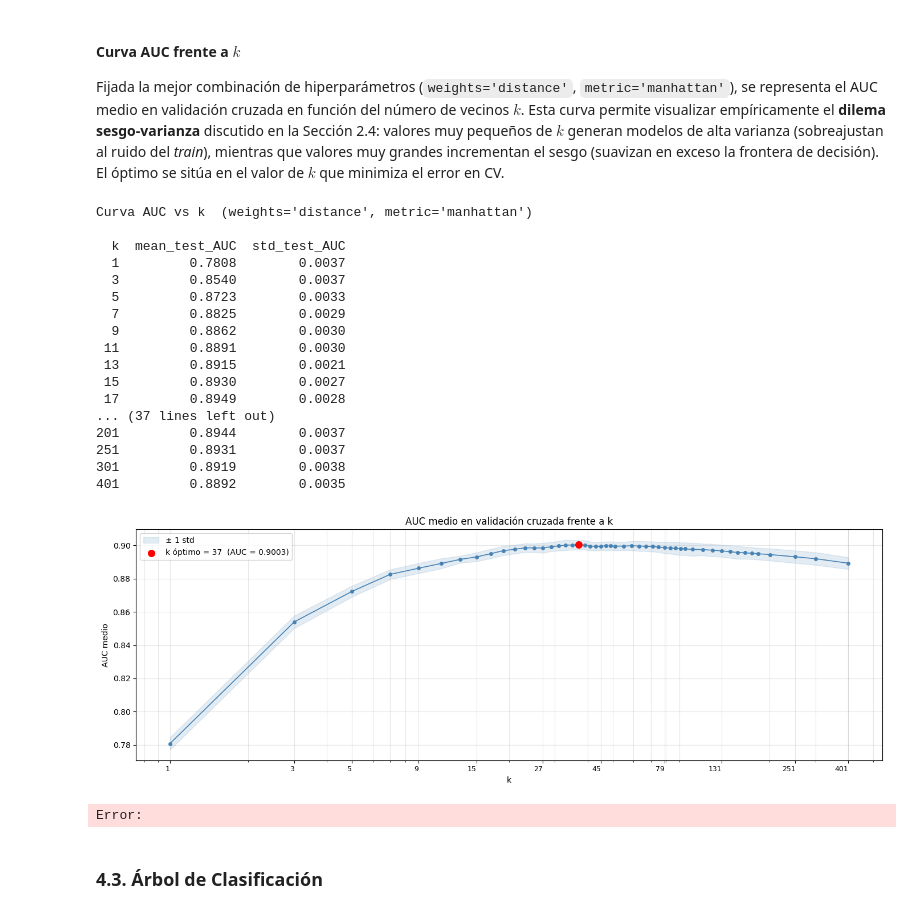
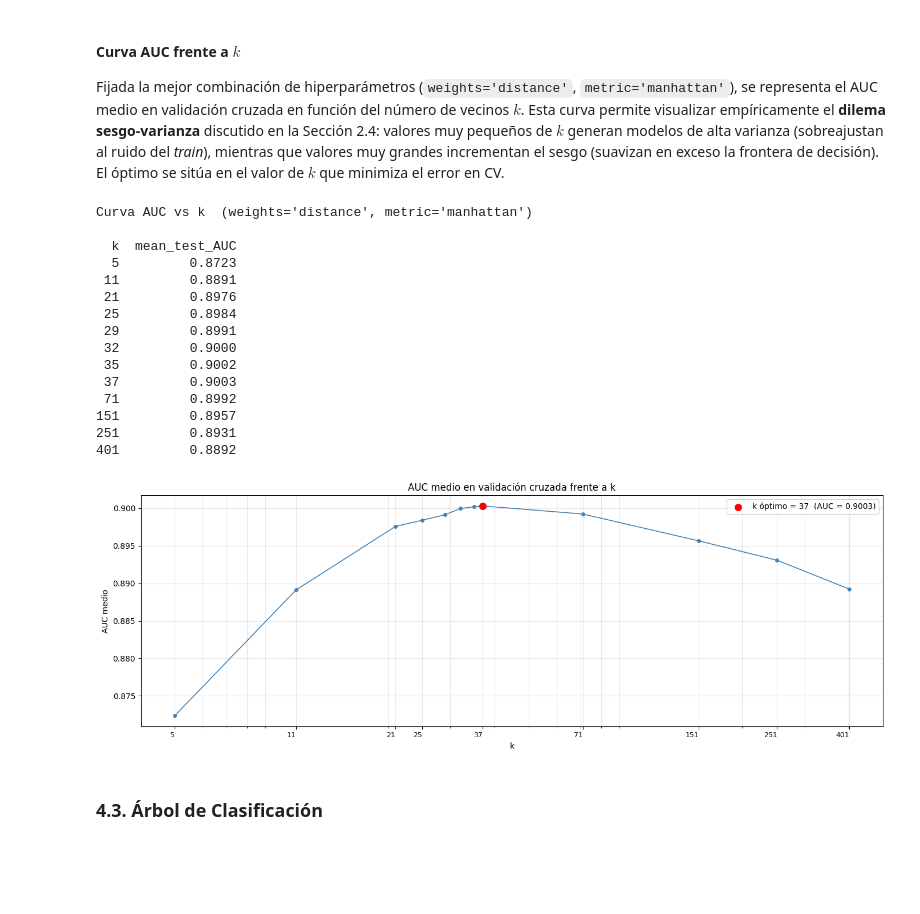
Before and after one commit to Ferovi3/TFG---Tecnicas-de-ensamblado-en-aprendizaje-automatico-supervisado, a Jupyter notebook: Credit Risk Dataset.ipynb, the cells around one changed output. Drawn from its saved outputs; the diff is of its cells as text; code cells hidden in the pictures; blank space fills up the shorter version.

```diff
--- a/Credit Risk Dataset.ipynb
+++ b/Credit Risk Dataset.ipynb
@@ -351,15 +347,9 @@ knn_pipe = Pipeline([
     ('classifier', KNeighborsClassifier())
 ])
 
-# Se prueba con 200 combinaciones de hiperparámetros (50 × 2 × 2)
+# Se prueba con 48 combinaciones de hiperparámetros (12 × 2 × 2)
 knn_params = {
-    'classifier__n_neighbors': [
-         1,  3,  5,  7,  9, 11, 13, 15, 17, 19,
-        21, 23, 25, 27, 29, 31, 33, 35, 37, 39,
-        41, 43, 45, 47, 49, 51, 55, 59, 63, 67,
-        71, 75, 79, 83, 87, 91, 95,101,111,121,
-       131,141,151,161,171,181,201,251,301,401
-    ],
+    'classifier__n_neighbors': [5, 11, 21, 25, 29, 32, 35, 37, 71, 151, 251, 401],
     'classifier__weights': ['uniform', 'distance'],
     'classifier__metric': ['euclidean', 'manhattan']
 }
@@ -409,7 +415,7 @@ mask = (
 curve_df = (
     knn_cv_df.loc[mask]
         .assign(k=lambda d: d['param_classifier__n_neighbors'].astype(int))
-        [['k', 'mean_test_AUC', 'std_test_AUC']]
+        [['k', 'mean_test_AUC']]
         .sort_values('k')
         .reset_index(drop=True)
 )
@@ -420,55 +426,48 @@ print(curve_df.round(4).to_string(index=False))
 # Gráfico
 fig, ax = plt.subplots(figsize=(14, 5))
 
-ax.fill_between(curve_df['k'],
-                curve_df['mean_test_AUC'] - curve_df['std_test_AUC'],
-                curve_df['mean_test_AUC'] + curve_df['std_test_AUC'],
-                alpha=0.15, color='steelblue', label='± 1 std')
 ax.plot(curve_df['k'], curve_df['mean_test_AUC'],
         'o-', color='steelblue', markersize=4, linewidth=1.2)
 
 best_k   = knn_best_params['n_neighbors']
 best_auc = curve_df.loc[curve_df['k'] == best_k, 'mean_test_AUC'].values[0]
 ax.scatter([best_k], [best_auc], color='red', zorder=5, s=70,
            label=f'k óptimo = {best_k}  (AUC = {best_auc:.4f})')
 
 ax.set_xscale('log')
 
 # Ticks equiespaciados en escala logarítmica (~12), snapping al k real más cercano
 tick_targets = np.geomspace(curve_df['k'].min(), curve_df['k'].max(), 12)
 tick_vals = [curve_df['k'].iloc[(curve_df['k'] - t).abs().argmin()] for t in tick_targets]
 tick_vals = sorted(set(tick_vals))
 ax.set_xticks(tick_vals)
 ax.set_xticklabels(tick_vals, ha='right', fontsize=9)
 
 ax.set_xlabel('k')
 ax.set_ylabel('AUC medio')
 ax.set_title('AUC medio en validación cruzada frente a k')
 ax.grid(True, alpha=0.3, which='both')
 ax.legend()
 plt.tight_layout()
 plt.savefig('Fotos/k-NN - AUC vs k.png', dpi=150, bbox_inches='tight')
 plt.show()
 # %% [output]
 Curva AUC vs k  (weights='distance', metric='manhattan')
 
-  k  mean_test_AUC  std_test_AUC
-  1         0.7808        0.0037
-  3         0.8540        0.0037
-  5         0.8723        0.0033
-  7         0.8825        0.0029
-  9         0.8862        0.0030
- 11         0.8891        0.0030
- 13         0.8915        0.0021
- 15         0.8930        0.0027
- 17         0.8949        0.0028
-... (37 lines left out)
-201         0.8944        0.0037
-251         0.8931        0.0037
-301         0.8919        0.0038
-401         0.8892        0.0035
+  k  mean_test_AUC
+  5         0.8723
+ 11         0.8891
+ 21         0.8976
+ 25         0.8984
+ 29         0.8991
+ 32         0.9000
+ 35         0.9002
+ 37         0.9003
+ 71         0.8992
+151         0.8957
+251         0.8931
+401         0.8892
-[figure, old version]
+[figure, new version]
-Error:
 # %% [markdown]
 ### 4.3. Árbol de Clasificación
 # %% [markdown]
```
Also changed, not shown: parts of 10 cells of this notebook.
